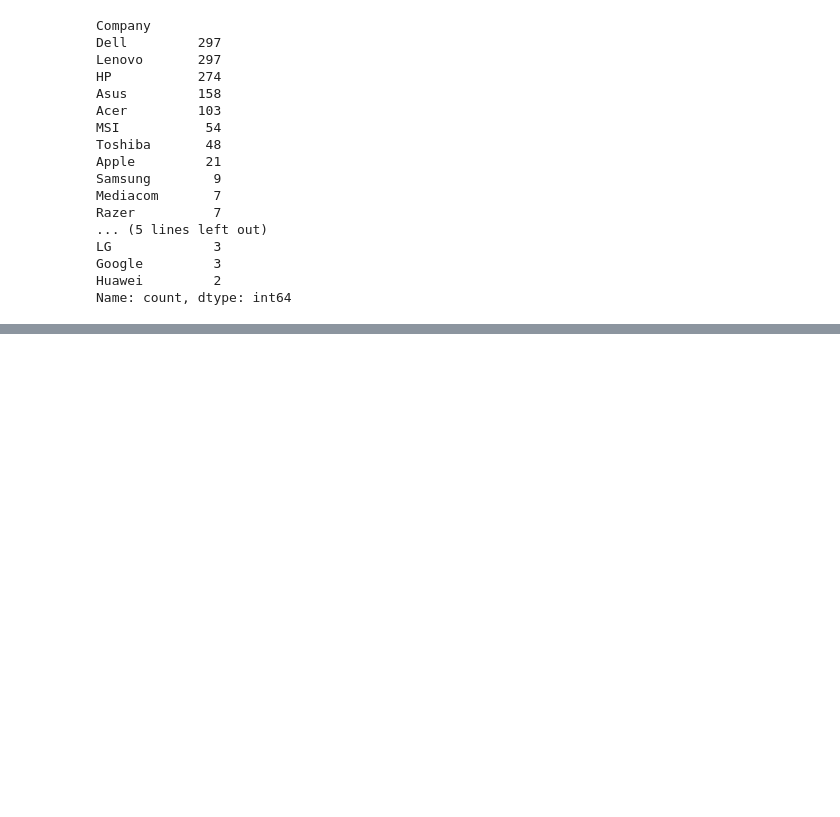
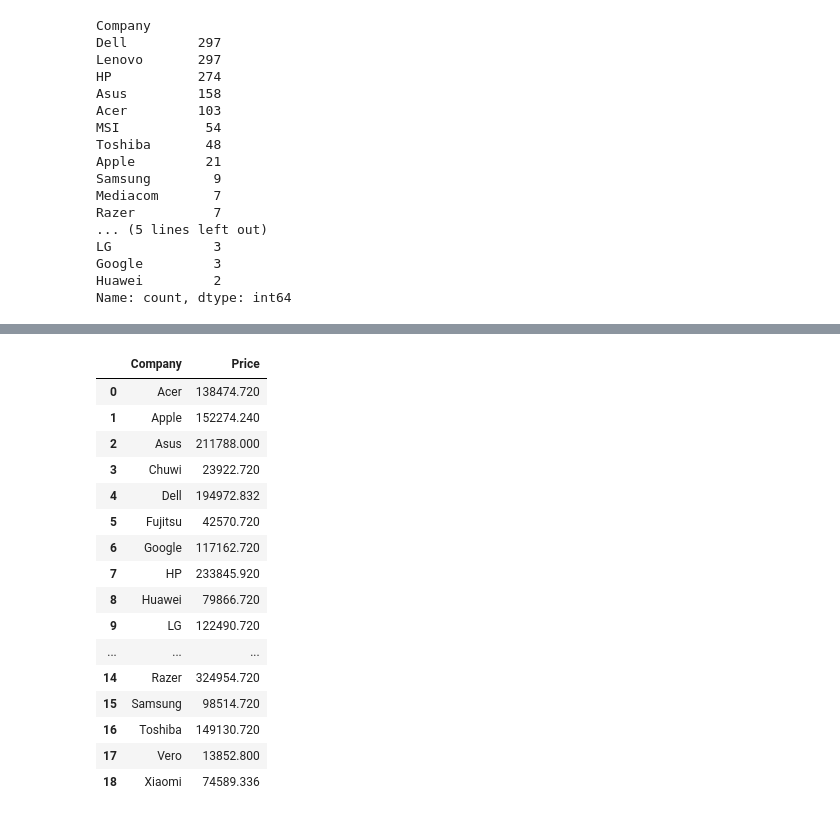
Before and after one commit to DiilaNa/Data_Science_with-Pandas, a Jupyter notebook: Project-1/FilterDataWithPandas.ipynb, the cells around one changed output, grey strips where cells are left out. Cells and saved outputs as stored; diff of their text form; code cells hidden in the pictures; blank space fills up the shorter version.

Commit message:
DropDuplicate() and Keep arguement

```diff
--- a/Project-1/FilterDataWithPandas.ipynb
+++ b/Project-1/FilterDataWithPandas.ipynb
@@ -428,0 +450,3 @@ Name: count, dtype: int64
+# %%
+# sort df ascending by company and price
+df_laptops = df_laptops.sort_values(['Company','Price'])
@@ -428,0 +488,23 @@ Name: count, dtype: int64
+# %%
+# cheapest : keep 'last'
+df_laptops.drop_duplicates(['Company'],keep='last',inplace=True,ignore_index=True)
+# %%
+df_laptops[['Company','Price']]
+# %% [output]
+|  | Company | Price |
+| 0 | Acer | 138474.720 |
+| 1 | Apple | 152274.240 |
+| 2 | Asus | 211788.000 |
+| 3 | Chuwi | 23922.720 |
+| 4 | Dell | 194972.832 |
+| 5 | Fujitsu | 42570.720 |
+| 6 | Google | 117162.720 |
+| 7 | HP | 233845.920 |
+| 8 | Huawei | 79866.720 |
+| 9 | LG | 122490.720 |
+| ... | ... | ... |
+| 14 | Razer | 324954.720 |
+| 15 | Samsung | 98514.720 |
+| 16 | Toshiba | 149130.720 |
+| 17 | Vero | 13852.800 |
+| 18 | Xiaomi | 74589.336 |
```
Also changed, not shown: parts of 6 cells of this notebook.
